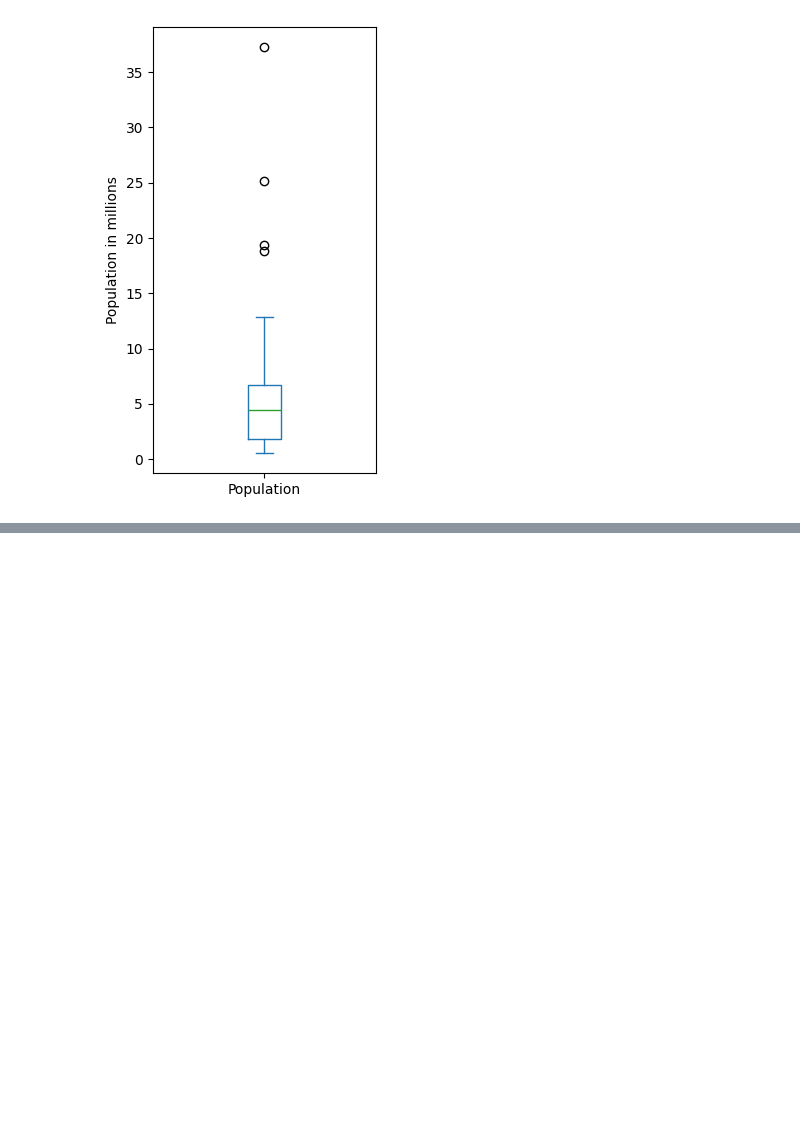
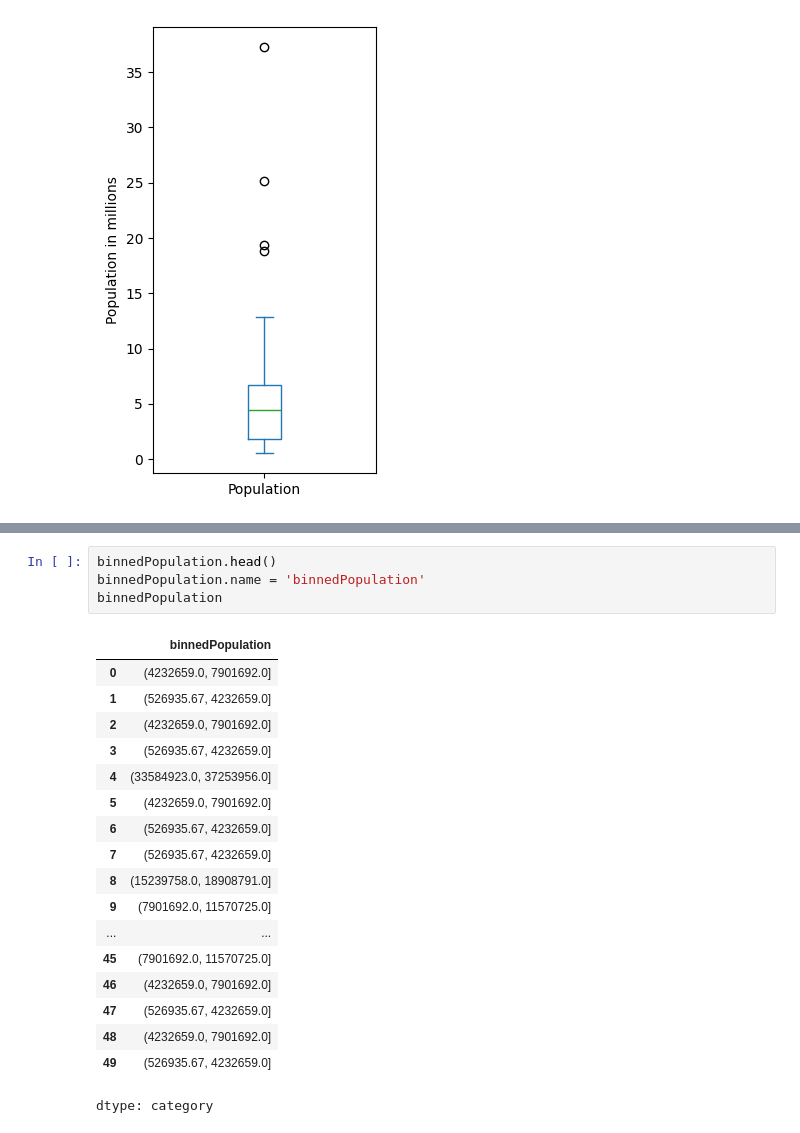
Before and after one commit to datxander/Back-to-basics, a Jupyter notebook: Statistics_1_EDA.ipynb, the cells around one changed output, grey strips where cells are left out. Drawn from its saved outputs; the diff is of its cells as text; blank space fills up the shorter version.

```diff
--- a/Statistics_1_EDA.ipynb
+++ b/Statistics_1_EDA.ipynb
@@ -128,0 +145,23 @@ plt.show()
+# %%
+binnedPopulation.head()
+binnedPopulation.name = 'binnedPopulation'
+binnedPopulation
+# %% [output]
+|  | binnedPopulation |
+| 0 | (4232659.0, 7901692.0] |
+| 1 | (526935.67, 4232659.0] |
+| 2 | (4232659.0, 7901692.0] |
+| 3 | (526935.67, 4232659.0] |
+| 4 | (33584923.0, 37253956.0] |
+| 5 | (4232659.0, 7901692.0] |
+| 6 | (526935.67, 4232659.0] |
+| 7 | (526935.67, 4232659.0] |
+| 8 | (15239758.0, 18908791.0] |
+| 9 | (7901692.0, 11570725.0] |
+| ... | ... |
+| 45 | (7901692.0, 11570725.0] |
+| 46 | (4232659.0, 7901692.0] |
+| 47 | (526935.67, 4232659.0] |
+| 48 | (4232659.0, 7901692.0] |
+| 49 | (526935.67, 4232659.0] |
+dtype: category
```
Also changed, not shown: parts of 4 cells of this notebook.
